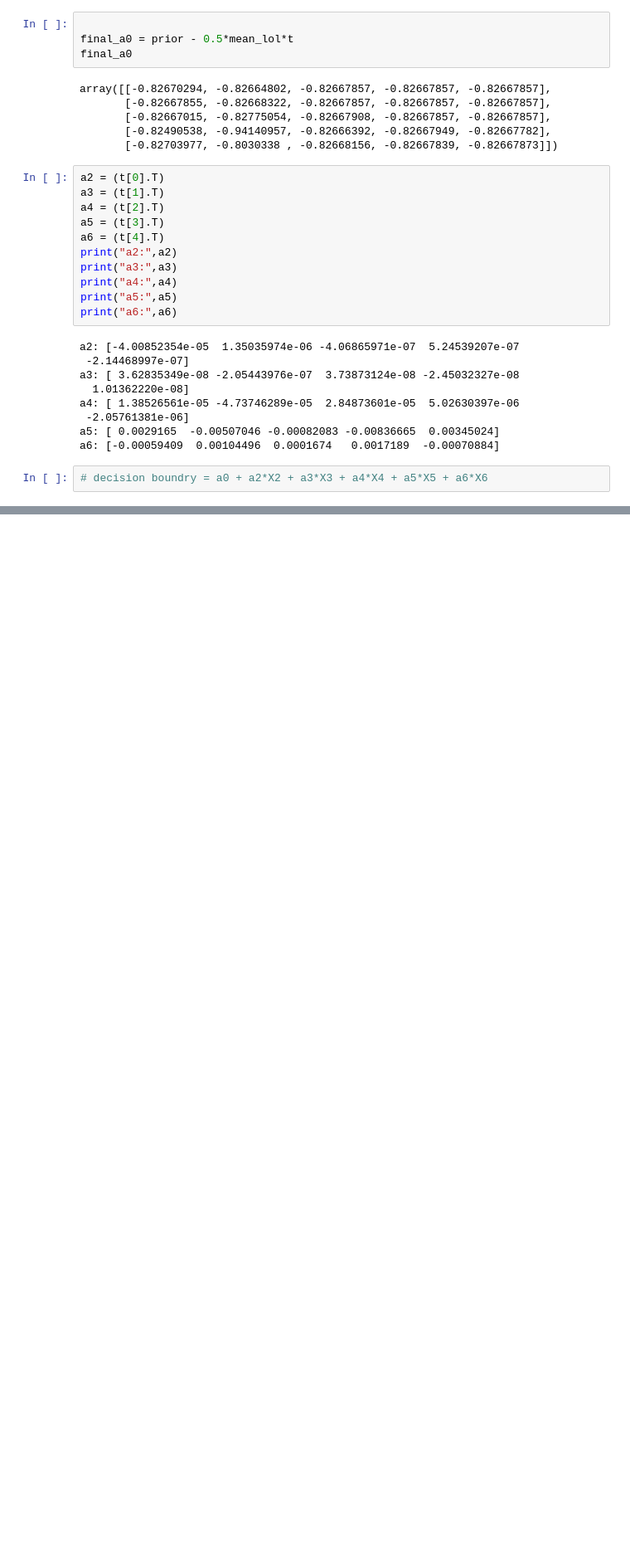
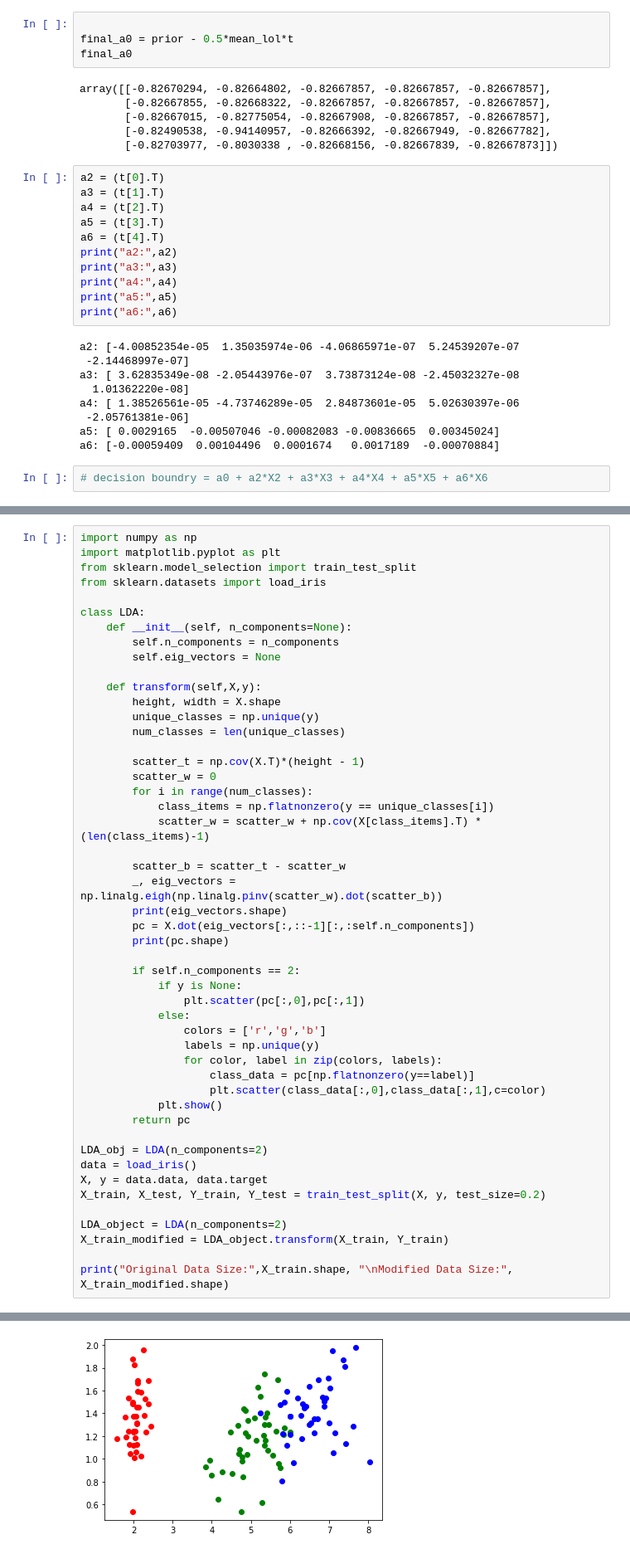
Before and after one commit to Divya280102/test, a Jupyter notebook: LDA_Q5.ipynb, the cells around one changed output, grey strips where cells are left out. Shown at 83% size. Saved outputs shown, nothing was run; the diff lists cells and outputs as text; blank space fills up the shorter version.

```diff
--- a/LDA_Q5.ipynb
+++ b/LDA_Q5.ipynb
@@ -156,0 +159,50 @@ a6: [-0.00059409  0.00104496  0.0001674   0.0017189  -0.00070884]
+# %%
+import numpy as np
+import matplotlib.pyplot as plt
+from sklearn.model_selection import train_test_split
+from sklearn.datasets import load_iris
+
+class LDA:
+    def __init__(self, n_components=None):
+        self.n_components = n_components
+        self.eig_vectors = None
+
+    def transform(self,X,y):
+        height, width = X.shape
+        unique_classes = np.unique(y)
+        num_classes = len(unique_classes)
+
+        scatter_t = np.cov(X.T)*(height - 1)
+        scatter_w = 0
+        for i in range(num_classes):
+            class_items = np.flatnonzero(y == unique_classes[i])
+            scatter_w = scatter_w + np.cov(X[class_items].T) * (len(class_items)-1)
+
+        scatter_b = scatter_t - scatter_w
+        _, eig_vectors = np.linalg.eigh(np.linalg.pinv(scatter_w).dot(scatter_b))
+        print(eig_vectors.shape)
+        pc = X.dot(eig_vectors[:,::-1][:,:self.n_components])
+        print(pc.shape)
+
+        if self.n_components == 2:
+            if y is None:
+                plt.scatter(pc[:,0],pc[:,1])
+            else:
+                colors = ['r','g','b']
+                labels = np.unique(y)
+                for color, label in zip(colors, labels):
+                    class_data = pc[np.flatnonzero(y==label)]
+                    plt.scatter(class_data[:,0],class_data[:,1],c=color)
+            plt.show()
+        return pc
+
+LDA_obj = LDA(n_components=2)
+data = load_iris()
+X, y = data.data, data.target
+X_train, X_test, Y_train, Y_test = train_test_split(X, y, test_size=0.2)
+
+LDA_object = LDA(n_components=2)
+X_train_modified = LDA_object.transform(X_train, Y_train)
+
+print("Original Data Size:",X_train.shape, "\nModified Data Size:", X_train_modified.shape)
+# %% [output]
@@ -156,0 +211 @@ a6: [-0.00059409  0.00104496  0.0001674   0.0017189  -0.00070884]
+[figure, added]
```
Also changed, not shown: parts of 3 cells of this notebook.
